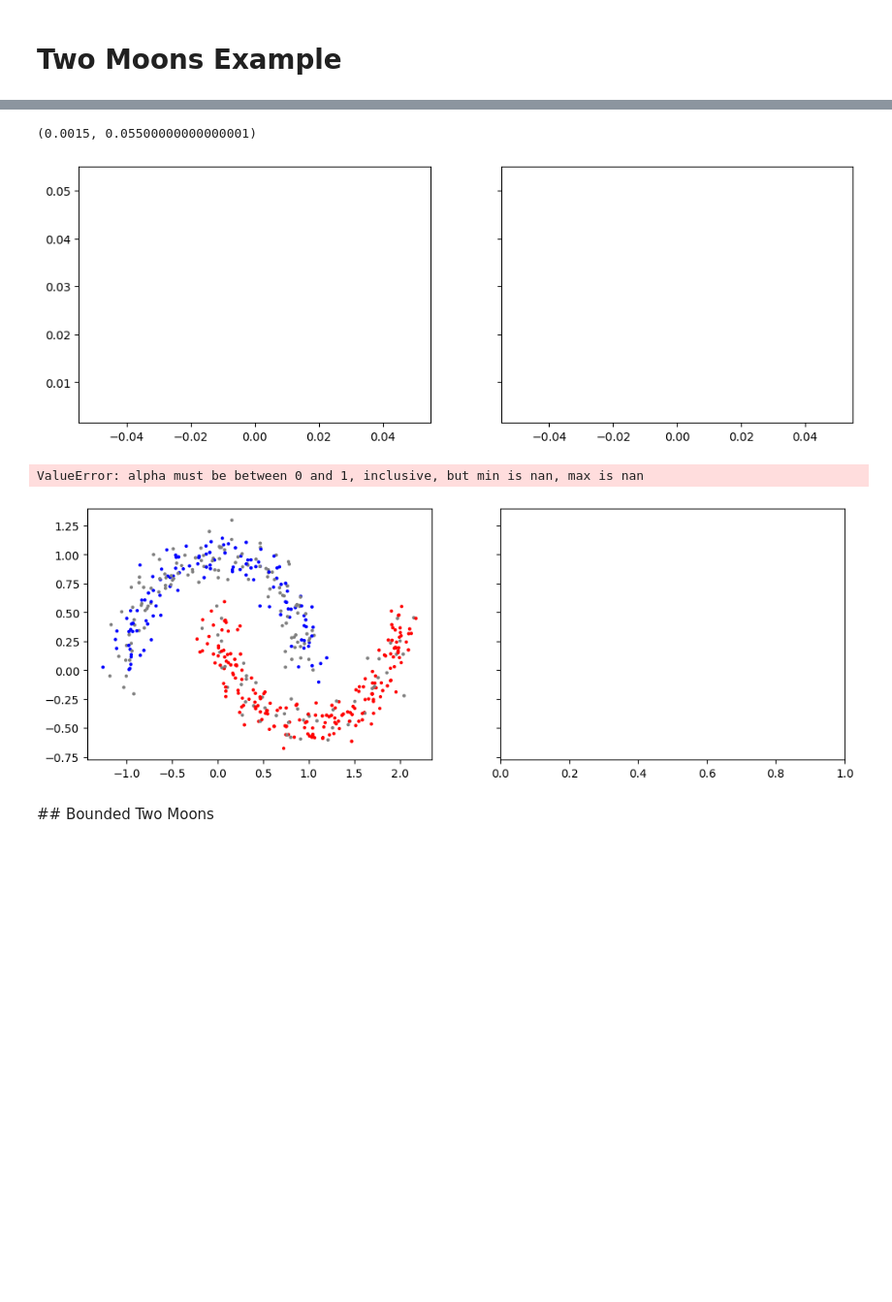
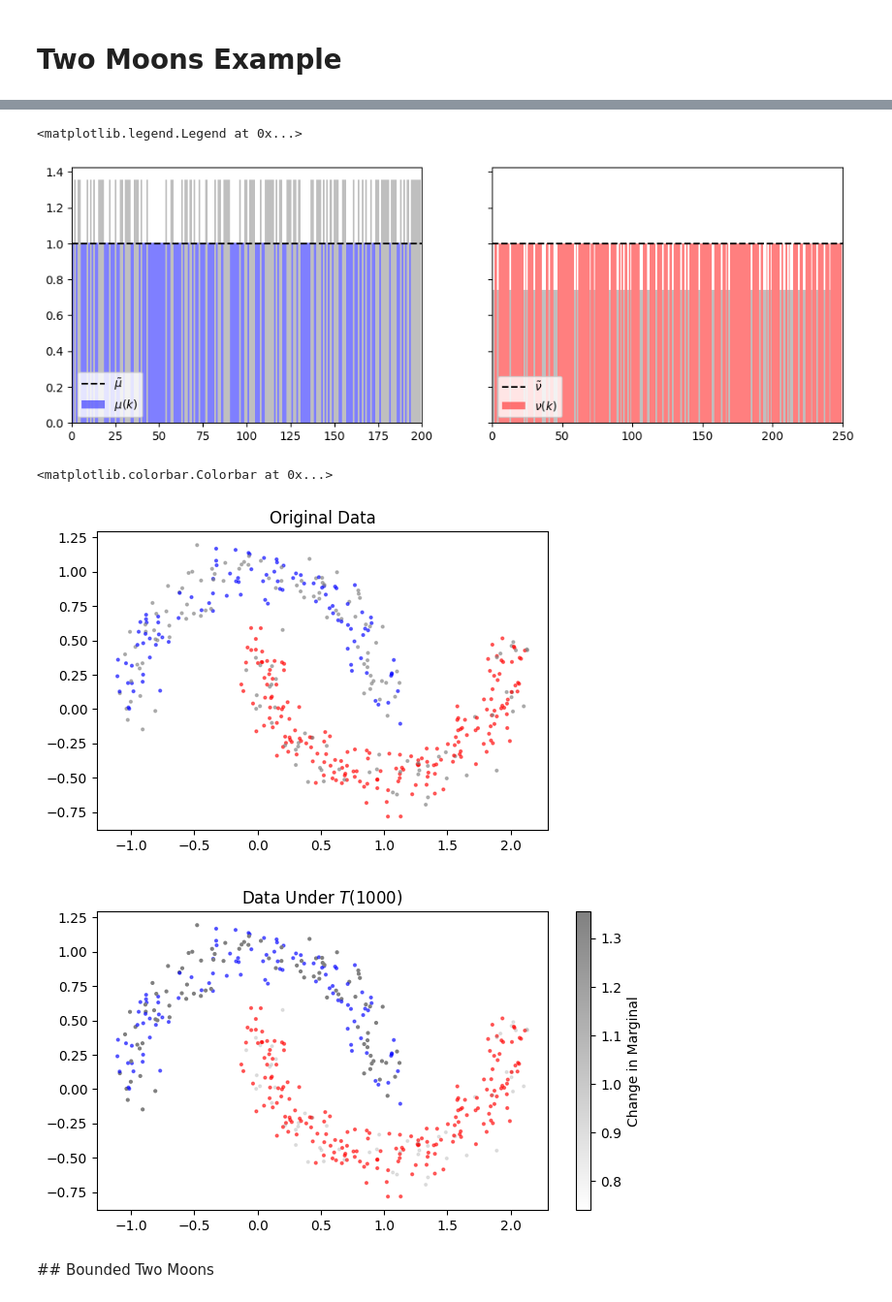
Before and after one commit to Langbridge/constrained-ot, a Jupyter notebook: first-paper/test_solver.ipynb, the cells around one changed output, grey strips where cells are left out. Shown at 97% size. Cells and saved outputs as stored; diff of their text form; code cells hidden in the pictures; blank space fills up the shorter version.

```diff
--- a/first-paper/test_solver.ipynb
+++ b/first-paper/test_solver.ipynb
@@ -162,20 +165,21 @@ def minmax_scaler(x, max_val, min_val):
 # %%
-n = 500
+n_0, n_1 = 200, 250
+n = n_0 + n_1
 gamma = 10.0
-gamma_r = 100.0
-gamma_c = 100.0
+gamma_r = 1e-2
+gamma_c = 1e-2
 colors = np.array(['blue', 'red', 'grey'])
 
-# make dataset
-X, y_true = make_moons(n, noise=0.1, random_state=1)
+# make source dataset
+X, y_true = make_moons((n_0, n_1), noise=0.1, random_state=1)
 X_0 = X[y_true == 0]
 X_1 = X[y_true == 1]
 
 # perturb labels to have some unknown data
 y = y_true.copy()
-unlabelled_mask_0 = np.where(np.logical_and(y_true == 0, np.random.random(500) >= 0.5))[0]
+unlabelled_mask_0 = np.where(np.logical_and(y_true == 0, np.random.random(n) >= 0.5))[0]
 y[unlabelled_mask_0] = 2
-unlabelled_mask_1 = np.where(np.logical_and(y_true == 1, np.random.random(500) >= 0.75))[0]
+unlabelled_mask_1 = np.where(np.logical_and(y_true == 1, np.random.random(n) >= 0.75))[0]
 y[unlabelled_mask_1] = 2
 
 y_0 = y[y_true == 0]
@@ -191,8 +195,8 @@ from src.utils.solvers import SoftBregman
 rows_to_relax = (y_0 == 2).reshape(-1, 1)
 cols_to_relax = (y_1 == 2).reshape(1, -1)
 
-mu = np.ones(X_0.shape[0]) / n
-nu = np.ones(X_1.shape[0]) / n
+mu = np.ones(X_0.shape[0])
+nu = np.ones(X_1.shape[0])
 
 def C(x, y):
     return (np.abs(x - y) ** 2).sum(axis=-1)
@@ -214,29 +218,50 @@ plt.pcolormesh(T)
 # %%
 fig, axs = plt.subplots(1,2, figsize=(12,4), sharey='row')
 
-axs[0].bar(x=range(len(X_0)), height=np.sum(T, axis=1), width=1, color=colors[y_0], alpha=0.5)
-axs[1].bar(x=range(len(X_1)), height=np.sum(T, axis=0), width=1, color=colors[y_1], alpha=0.5)
+axs[0].bar(x=range(len(X_0)), height=np.sum(T, axis=1), width=1, color=colors[y_0], alpha=0.5, label=r'$\mu(k)$')
+axs[1].bar(x=range(len(X_1)), height=np.sum(T, axis=0), width=1, color=colors[y_1], alpha=0.5, label=r'$\nu(k)$')
 
-axs[0].set_ylim(0.0015, None)
+axs[0].hlines(y=1, xmin=0, xmax=n_0, linestyle='dashed', color='k', label=r'$\tilde{\mu}$')
+axs[1].hlines(y=1, xmin=0, xmax=n_1, linestyle='dashed', color='k', label=r'$\tilde{\nu}$')
+
+axs[0].set_xlim(0, n_0)
+axs[1].set_xlim(0, n_1)
+
+axs[0].legend(loc='lower left')
+axs[1].legend(loc='lower left')
 # %% [output]
-(0.0015, 0.05500000000000001)
+<matplotlib.legend.Legend at 0x...>
-[figure, old version]
+[figure, new version]
 # %%
 weights_0 = np.sum(T, axis=1) / mu
 weights_1 = np.sum(T, axis=0) / nu
 
-fig, axs = plt.subplots(1, 2, figsize=(12,4), sharey='row')
+scale_min, scale_max = np.min([np.min(weights_0), np.min(weights_1)]), np.max([np.max(weights_0), np.max(weights_1)])
 
-axs[0].scatter(*X.T, color=colors[y], s=4)
+fig, ax_0 = plt.subplots(figsize=(6,4), dpi=100)
+fig, ax_1 = plt.subplots(figsize=(7.5,4), dpi=100)
+axs = [ax_0, ax_1]
 
-axs[1].scatter(*X_0.T, color=colors[y_0], s=4, alpha=minmax_scaler(weights_0, np.max(weights_0), np.min(weights_0)*0.8))
-axs[1].scatter(*X_1.T, color=colors[y_1], s=4, alpha=minmax_scaler(weights_1, np.max(weights_1), np.min(weights_1)*0.8))
+# axs[0].scatter(*X.T, color=colors[y], s=4)
+axs[0].scatter(*X.T, color=colors[y], s=4, alpha=minmax_scaler(np.ones_like(y), scale_max, scale_min*0.8))
+
+# axs[1].scatter(*X_0.T, color=colors[y_0], s=4, alpha=minmax_scaler(weights_0, np.max(weights_0), np.min(weights_0)*0.8))
+# axs[1].scatter(*X_1.T, color=colors[y_1], s=4, alpha=minmax_scaler(weights_1, np.max(weights_1), np.min(weights_1)*0.8))
+mappable = axs[1].scatter(*X_0.T, color=colors[y_0], s=4, alpha=minmax_scaler(weights_0, scale_max, scale_min*0.8))
+axs[1].scatter(*X_1.T, color=colors[y_1], s=4, alpha=minmax_scaler(weights_1, scale_max, scale_min*0.8))
 
 axs[0].set_title('Original Data')
-axs[1].set_title('Weights After Transportation')
+axs[1].set_title('Data Under $T(1000)$')
+
+cmap = mplcolors.ListedColormap([grey_cmap(x/256) for x in range(256)])
+norm = mplcolors.Normalize(vmin=scale_min, vmax=scale_max)
+
+from matplotlib.cm import ScalarMappable
+fig.colorbar(mappable=ScalarMappable(norm=norm, cmap=cmap), ax=axs[1], label='Change in Marginal')
 # %% [output]
-ValueError: alpha must be between 0 and 1, inclusive, but min is nan, max is nan
+<matplotlib.colorbar.Colorbar at 0x...>
-[figure, old version]
+[figure, new version]
+[figure, added]
 # %% [markdown]
 ## Bounded Two Moons
 # %%
```
Also changed, not shown: parts of 17 cells of this notebook, 1 other file.
